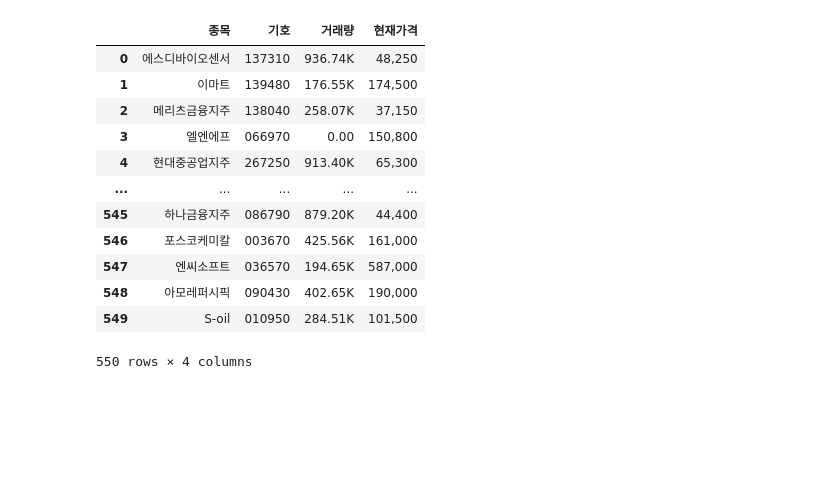
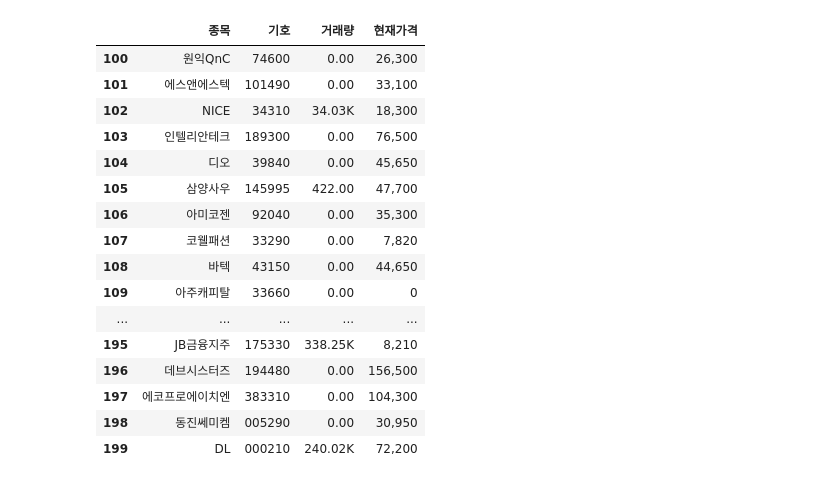
Before and after one commit to PpangPpang93/TIL, a Jupyter notebook: python/210920-Python-crawler-증권데이터practice.ipynb, the cells around one changed output. Drawn from its saved outputs; the diff is of its cells as text; code cells hidden in the pictures; blank space fills up the shorter version.

Commit message:
docs: update all finance data

```diff
--- a/python/210920-Python-crawler-증권데이터practice.ipynb
+++ b/python/210920-Python-crawler-증권데이터practice.ipynb
@@ -48,4 +44,17 @@ df[1:100]
 # %%
 # 종목만 따로 떼오기. str로 변환안하면 0을 미포함하는 경우가 생김
-code = df['기호'].astype(str)
-len(code)
+temp = df['기호'].values
+temp2 = list(map(str, temp))
+
+for num in range(len(temp2)-1):
+    if len(temp2[num]) ==5:
+        temp2[num] = '0' + temp2[num]
+    elif len(temp2[num]) ==4:
+        temp2[num] = '00' + temp2[num]
+    elif len(temp2[num]) ==3:
+        temp2[num] = '000' + temp2[num]
+    elif len(temp2[num]) ==2:
+        temp2[num] = '0000' + temp2[num]
+    elif len(temp2[num]) ==1:
+        temp2[num] = '00000' + temp2[num]
+temp = temp2
@@ -53,0 +61,5 @@ len(code)
+# %%
+# str형으로 변경됐는지 최종확인
+for num in range(len(temp)-1):
+    if len(temp[num]) !=6:
+        print(num)  # 	미래에셋맵스프런티어브라질 8자리로 되어있는 펀드같음 신경 안써도 되느낮료
@@ -54,4 +68,13 @@ len(code)
+# %%
+# 종목코드 변환한것 df에 넣기
+temp=np.array(temp)
+temp = np.ravel(temp, order='C')
+temp = pd.DataFrame({"기호" : temp})
+# temp
+df1 = df[['종목']]
+df2 = df1.join(temp, how='outer')
+df3 = df2.join(df[['거래량']], how='outer')
+df_set = df3
 # %%
-# code= df['기호'][0:3]
-# code[0]='000000'# 오류테스트용
-# code
+code= df_set['기호']
+len(code)
@@ -160,19 +193,22 @@ code_price = pd.DataFrame({"현재가격" : code_price})
 df_daily = df.join(code_price, how='outer')
 # %%
 # 최종확인
-df_daily
-df_daily
+df_daily[100:200]
 # %% [output]
 |  | 종목 | 기호 | 거래량 | 현재가격 |
-| 0 | 에스디바이오센서 | 137310 | 936.74K | 48,250 |
-| 1 | 이마트 | 139480 | 176.55K | 174,500 |
-| 2 | 메리츠금융지주 | 138040 | 258.07K | 37,150 |
-| 3 | 엘엔에프 | 066970 | 0.00 | 150,800 |
-| 4 | 현대중공업지주 | 267250 | 913.40K | 65,300 |
+| 100 | 원익QnC | 74600 | 0.00 | 26,300 |
+| 101 | 에스앤에스텍 | 101490 | 0.00 | 33,100 |
+| 102 | NICE | 34310 | 34.03K | 18,300 |
+| 103 | 인텔리안테크 | 189300 | 0.00 | 76,500 |
+| 104 | 디오 | 39840 | 0.00 | 45,650 |
+| 105 | 삼양사우 | 145995 | 422.00 | 47,700 |
+| 106 | 아미코젠 | 92040 | 0.00 | 35,300 |
+| 107 | 코웰패션 | 33290 | 0.00 | 7,820 |
+| 108 | 바텍 | 43150 | 0.00 | 44,650 |
+| 109 | 아주캐피탈 | 33660 | 0.00 | 0 |
 | ... | ... | ... | ... | ... |
-| 545 | 하나금융지주 | 086790 | 879.20K | 44,400 |
-| 546 | 포스코케미칼 | 003670 | 425.56K | 161,000 |
-| 547 | 엔씨소프트 | 036570 | 194.65K | 587,000 |
-| 548 | 아모레퍼시픽 | 090430 | 402.65K | 190,000 |
-| 549 | S-oil | 010950 | 284.51K | 101,500 |
+| 195 | JB금융지주 | 175330 | 338.25K | 8,210 |
+| 196 | 데브시스터즈 | 194480 | 0.00 | 156,500 |
+| 197 | 에코프로에이치엔 | 383310 | 0.00 | 104,300 |
+| 198 | 동진쎄미켐 | 005290 | 0.00 | 30,950 |
+| 199 | DL | 000210 | 240.02K | 72,200 |
-550 rows × 4 columns
```
Also changed, not shown: parts of 6 cells of this notebook.
